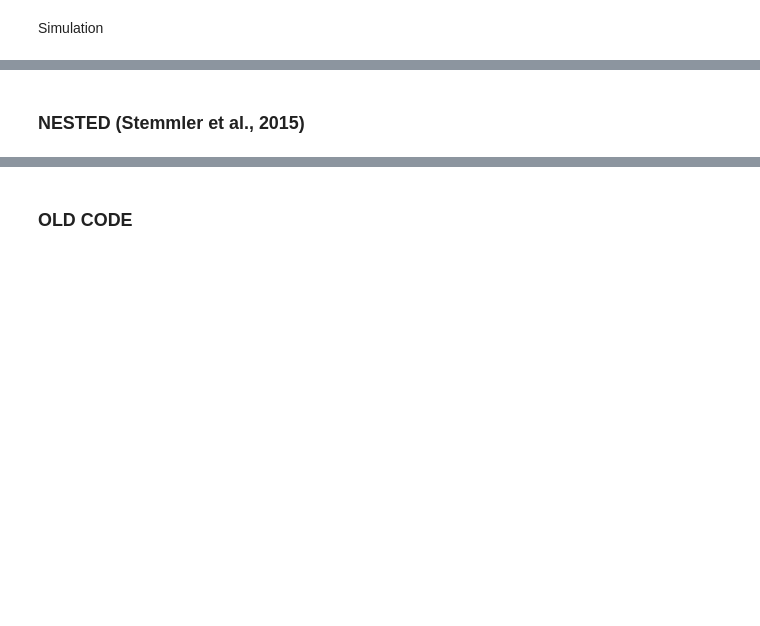
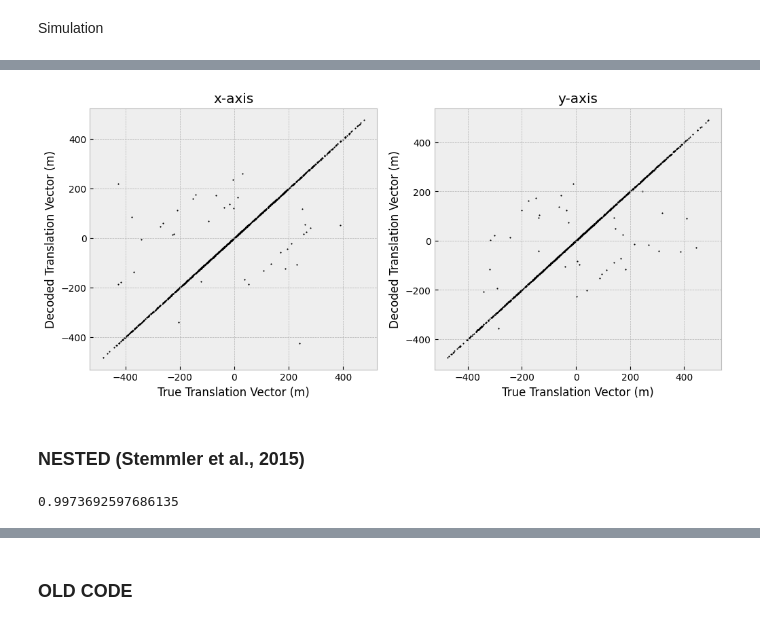
Before and after one commit to hectorleos/grid-cell-decoding, a Jupyter notebook: analysis_combinatorial.ipynb, the cells around one changed output, grey strips where cells are left out. Drawn from its saved outputs; the diff is of its cells as text; code cells hidden in the pictures; blank space fills up the shorter version.

```diff
--- a/analysis_combinatorial.ipynb
+++ b/analysis_combinatorial.ipynb
@@ -557,2 +341,20 @@ KeyboardInterrupt:
+# %%
+simulation(VectorCellModel2())
+# %% [output]
+[figure, added]
 # %% [markdown]
 ### NESTED (Stemmler et al., 2015)
+# %%
+lambda_j = 50
+omega = (2 * np.pi) / (np.sin(np.pi / 3) * lambda_j)
+
+def k_vec(l):
+    phi_l = - (np.pi / 6) + (l * np.pi / 3)
+    return np.array([np.cos(phi_l), np.sin(phi_l)])
+
+def f(x_vec, l=1):
+    return np.cos((omega * k_vec(l)) @ x_vec)
+
+f([0,1])
+# %% [output]
+0.9973692597686135
```
Also changed, not shown: parts of 23 cells of this notebook.
